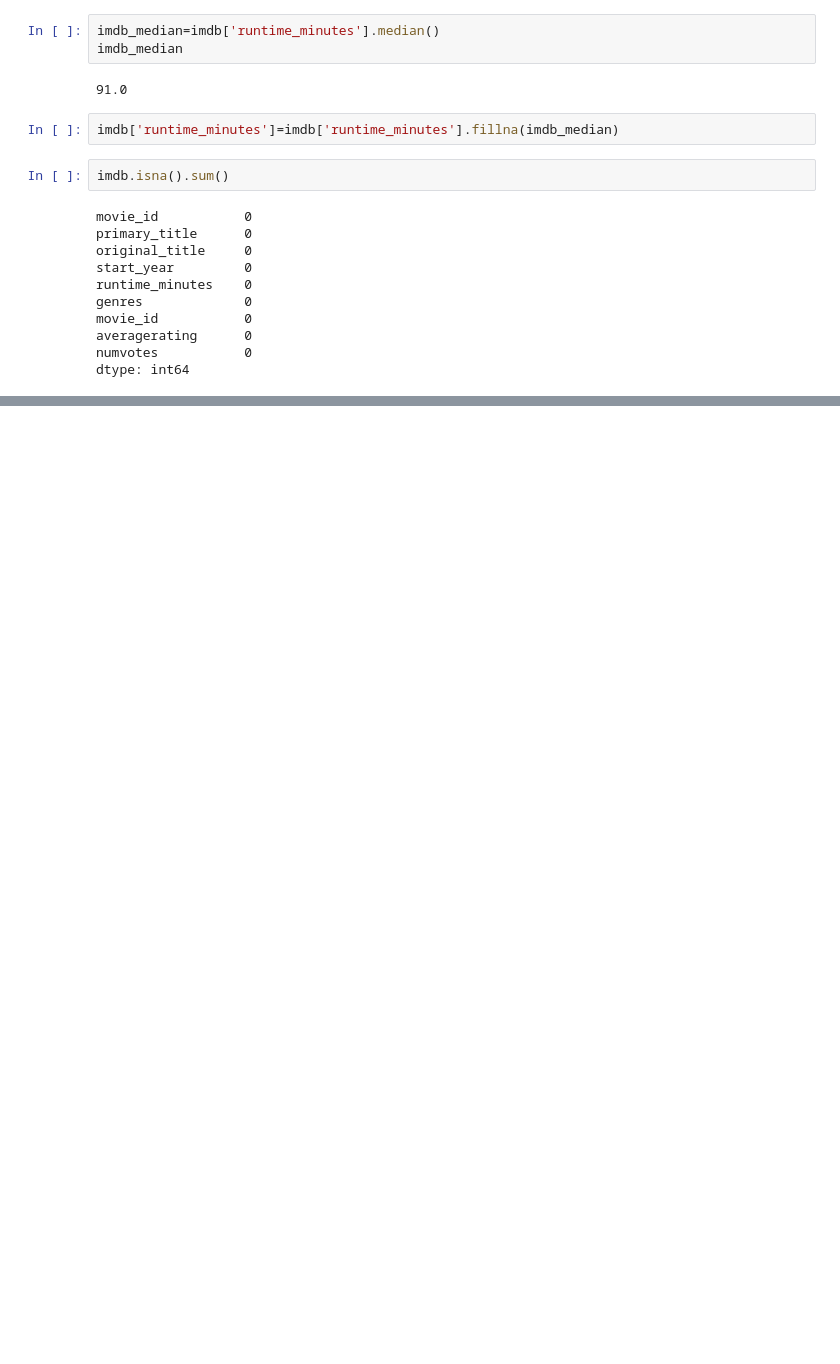
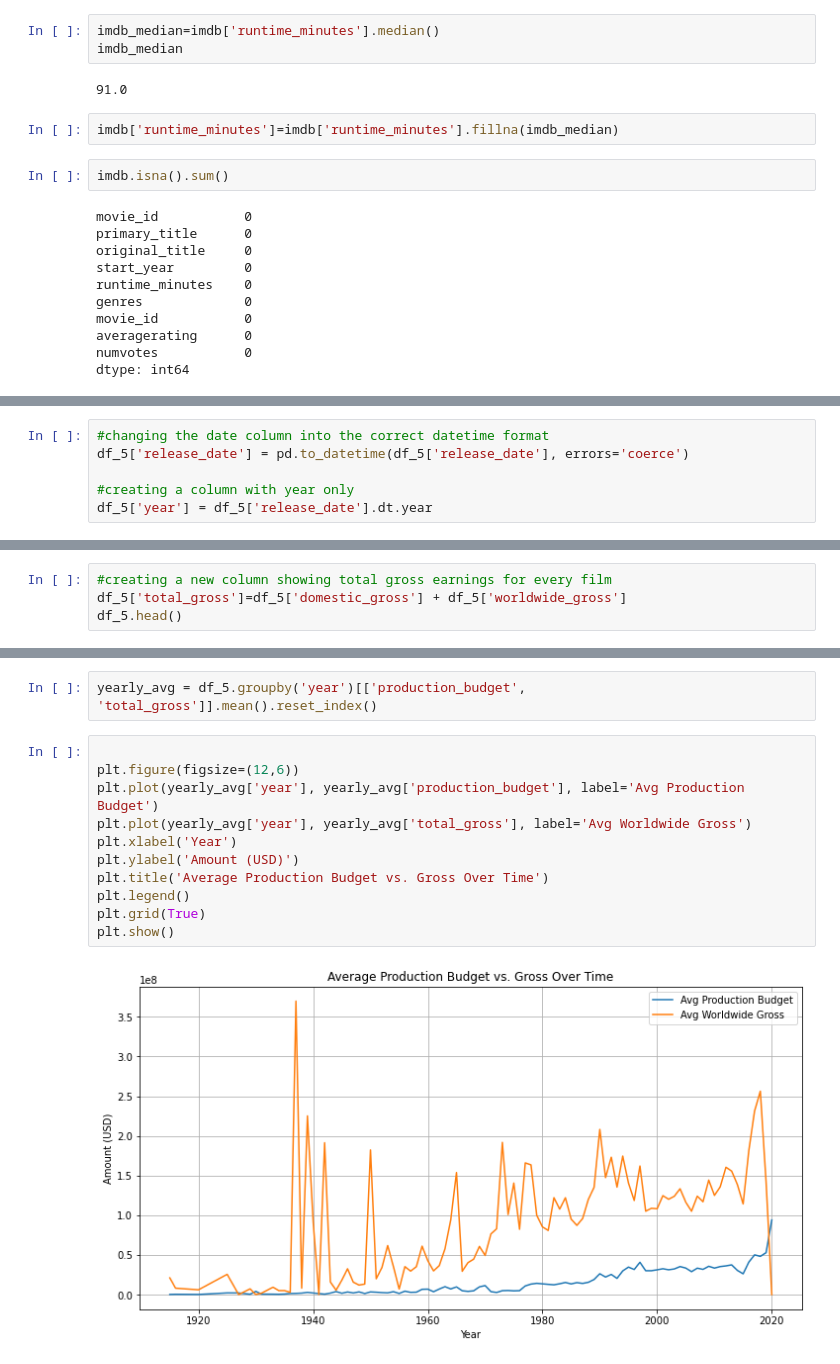
Before and after one commit to Christine-Muhoro/movie_group_project, a Jupyter notebook: notebooks/kuria.ipynb, the cells around one changed output, grey strips where cells are left out. Saved outputs shown, nothing was run; the diff lists cells and outputs as text; blank space fills up the shorter version.

```diff
--- a/notebooks/kuria.ipynb
+++ b/notebooks/kuria.ipynb
@@ -433,0 +468,6 @@ dtype: int64
+# %%
+#changing the date column into the correct datetime format
+df_5['release_date'] = pd.to_datetime(df_5['release_date'], errors='coerce')
+
+#creating a column with year only
+df_5['year'] = df_5['release_date'].dt.year
@@ -433,0 +483,4 @@ dtype: int64
+# %%
+#creating a new column showing total gross earnings for every film
+df_5['total_gross']=df_5['domestic_gross'] + df_5['worldwide_gross']
+df_5.head()
@@ -433,0 +494,15 @@ dtype: int64
+# %%
+yearly_avg = df_5.groupby('year')[['production_budget', 'total_gross']].mean().reset_index()
+# %%
+
+plt.figure(figsize=(12,6))
+plt.plot(yearly_avg['year'], yearly_avg['production_budget'], label='Avg Production Budget')
+plt.plot(yearly_avg['year'], yearly_avg['total_gross'], label='Avg Worldwide Gross')
+plt.xlabel('Year')
+plt.ylabel('Amount (USD)')
+plt.title('Average Production Budget vs. Gross Over Time')
+plt.legend()
+plt.grid(True)
+plt.show()
+# %% [output]
+[figure, added]
```
Also changed, not shown: parts of 13 cells of this notebook.
